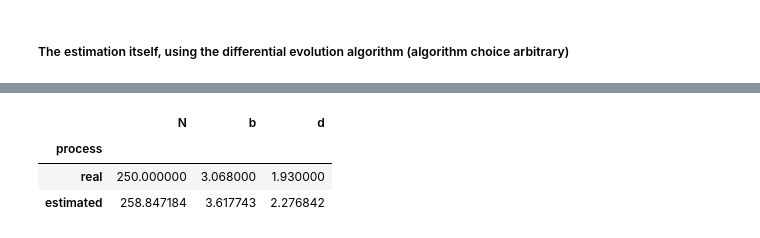
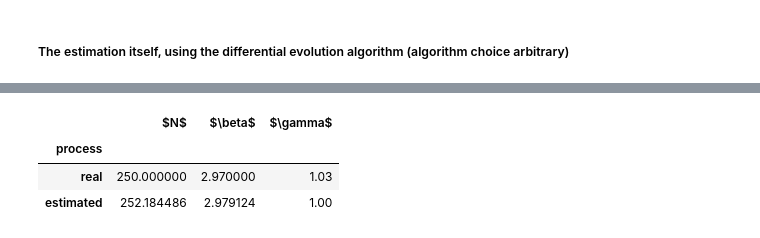
Before and after one commit to cparrarojas/sde-parameter-estimation, a Jupyter notebook: sde-parameter-estimation.ipynb, the cells around one changed output, grey strips where cells are left out. Saved outputs shown, nothing was run; the diff lists cells and outputs as text; code cells hidden in the pictures.

```diff
--- a/sde-parameter-estimation.ipynb
+++ b/sde-parameter-estimation.ipynb
@@ -163,9 +249,12 @@ plt.yticks(fontsize=14)
-# %%
-params = {'process': ['real', 'estimated'], 'b': [b, b_estim], 'd': [d, d_estim], 'N': [N, N_estim]}
-params = pd.DataFrame(params)
-params.set_index(['process'])
-# %% [output]
-|  | N | b | d |
-| process |  |  |  |
-| real | 250.000000 | 3.068000 | 1.930000 |
-| estimated | 258.847184 | 3.617743 | 2.276842 |
+# %%
+if n_dims == 1:
+    params_table = {'process': ['real', 'estimated'], r'$b$': [b, params_estim[0]], r'$d$': [d, params_estim[1]], r'$N$': [N, params_estim[2]]}
+else:
+    params_table = {'process': ['real', 'estimated'], r'$\beta$': [beta, params_estim[0]], r'$\gamma$': [gamma, params_estim[1]], r'$N$': [N, params_estim[2]]}
+params_table = pd.DataFrame(params_table)
+params_table.set_index(['process'])
+# %% [output]
+|  | $N$ | $\beta$ | $\gamma$ |
+| process |  |  |  |
+| real | 250.000000 | 2.970000 | 1.03 |
+| estimated | 252.184486 | 2.979124 | 1.00 |
```
Also changed, not shown: parts of 25 cells of this notebook.
